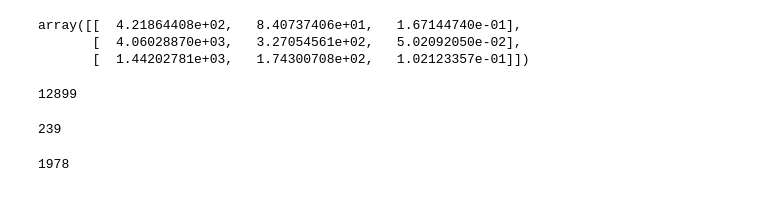
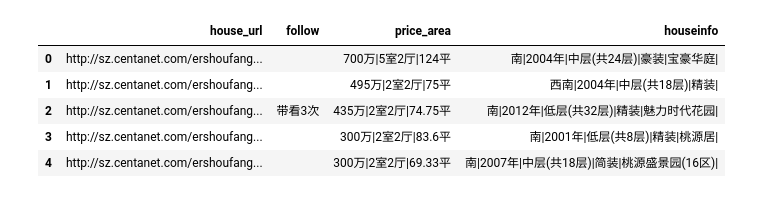
Before and after one commit to Hannah-water/bishe, a Jupyter notebook: Untitled.ipynb, the cells around one changed output. Saved outputs shown, nothing was run; the diff lists cells and outputs as text; code cells hidden in the pictures.

```diff
--- a/Untitled.ipynb
+++ b/Untitled.ipynb
@@ -14,18 +29,0 @@ run zyPandas.py
-# %%
-clf.cluster_centers_
-# %% [output]
-array([[  4.21864408e+02,   8.40737406e+01,   1.67144740e-01],
-       [  4.06028870e+03,   3.27054561e+02,   5.02092050e-02],
-       [  1.44202781e+03,   1.74300708e+02,   1.02123357e-01]])
-# %%
-len(house0)
-# %% [output]
-12899
-# %%
-len(house1)
-# %% [output]
-239
-# %%
-len(house2)
-# %% [output]
-1978
@@ -31,0 +32,9 @@ len(house2)
+# %%
+housedb.head()
+# %% [output]
+|  | house_url | follow | price_area | houseinfo |
+| 0 | http://sz.centanet.com/ershoufang... |  | 700万|5室2厅|124平 | 南|2004年|中层(共24层)|豪装|宝豪华庭| |
+| 1 | http://sz.centanet.com/ershoufang... |  | 495万|2室2厅|75平 | 西南|2004年|中层(共18层)|精装| |
+| 2 | http://sz.centanet.com/ershoufang... | 带看3次 | 435万|2室2厅|74.75平 | 南|2012年|低层(共32层)|精装|魅力时代花园| |
+| 3 | http://sz.centanet.com/ershoufang... |  | 300万|2室2厅|83.6平 | 南|2001年|低层(共8层)|精装|桃源居| |
+| 4 | http://sz.centanet.com/ershoufang... |  | 300万|2室2厅|69.33平 | 南|2007年|中层(共18层)|简装|桃源盛景园(16区)| |
```
Also changed, not shown: parts of 8 cells of this notebook, 47 other files.
